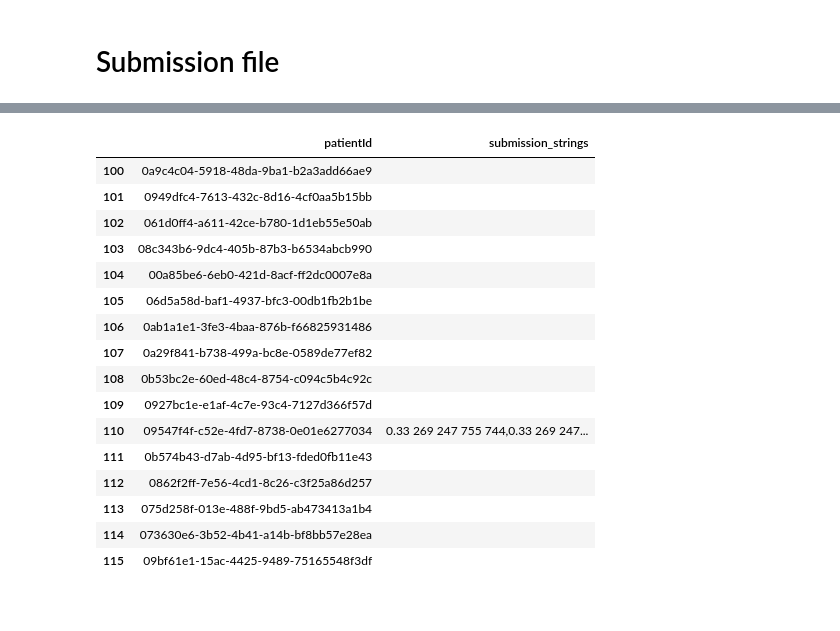
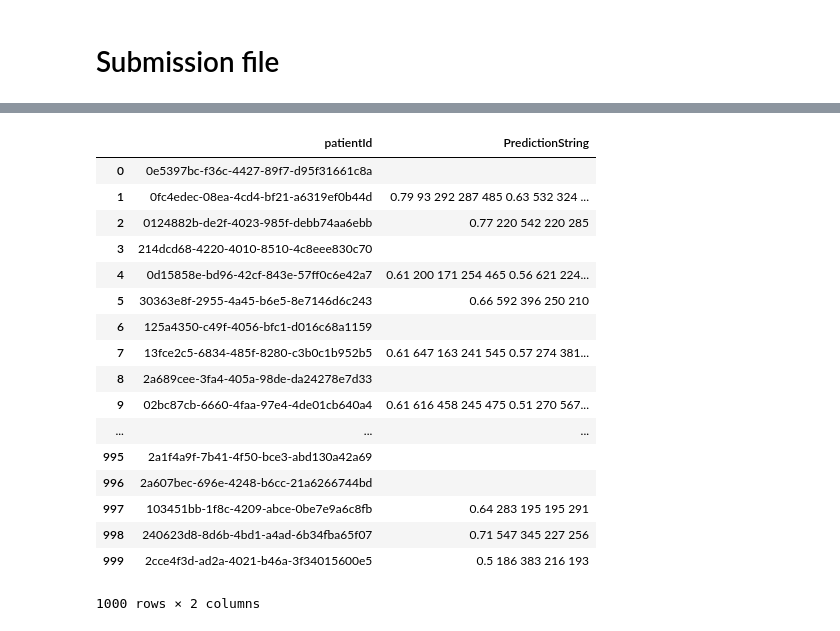
Before and after one commit to MiHess/kaggle-rsna, a Jupyter notebook: notebooks/make_submission_file.ipynb, the cells around one changed output, grey strips where cells are left out. Cells and saved outputs as stored; diff of their text form; code cells hidden in the pictures.

```diff
--- a/notebooks/make_submission_file.ipynb
+++ b/notebooks/make_submission_file.ipynb
@@ -115,8 +121,8 @@ def f(v):
     submission_strings = []
     for b in v:
         submission_strings.append(make_submission_string(b))
-    return ",".join(submission_strings)
+    return " ".join(submission_strings)
 # %%
-d = [{'patientId':k, 'submission_strings': f(v)} for k, v in detections.items()]
+d = [{'patientId':k, 'PredictionString': f(v)} for k, v in detections.items()]
 # %%
-dd = pd.DataFrame(d)
+dd = pd.DataFrame(d).loc[:, ['patientId', 'PredictionString']]
@@ -129,2 +128,0 @@ Name: 110, dtype: object
-# %%
-dd.loc[110, 'submission_strings'] = "0.33 269 247 755 744,0.33 269 247 755 744"
@@ -183,20 +128,0 @@ ff
-# %%
-ee
-# %% [output]
-|  | patientId | submission_strings |
-| 100 | 0a9c4c04-5918-48da-9ba1-b2a3add66ae9 |  |
-| 101 | 0949dfc4-7613-432c-8d16-4cf0aa5b15bb |  |
-| 102 | 061d0ff4-a611-42ce-b780-1d1eb55e50ab |  |
-| 103 | 08c343b6-9dc4-405b-87b3-b6534abcb990 |  |
-| 104 | 00a85be6-6eb0-421d-8acf-ff2dc0007e8a |  |
-| 105 | 06d5a58d-baf1-4937-bfc3-00db1fb2b1be |  |
-| 106 | 0ab1a1e1-3fe3-4baa-876b-f66825931486 |  |
-| 107 | 0a29f841-b738-499a-bc8e-0589de77ef82 |  |
-| 108 | 0b53bc2e-60ed-48c4-8754-c094c5b4c92c |  |
-| 109 | 0927bc1e-e1af-4c7e-93c4-7127d366f57d |  |
-| 110 | 09547f4f-c52e-4fd7-8738-0e01e6277034 | 0.33 269 247 755 744,0.33 269 247... |
-| 111 | 0b574b43-d7ab-4d95-bf13-fded0fb11e43 |  |
-| 112 | 0862f2ff-7e56-4cd1-8c26-c3f25a86d257 |  |
-| 113 | 075d258f-013e-488f-9bd5-ab473413a1b4 |  |
-| 114 | 073630e6-3b52-4b41-a14b-bf8bb57e28ea |  |
-| 115 | 09bf61e1-15ac-4425-9489-75165548f3df |  |
@@ -209,0 +129,22 @@ output.head(50)
+# %%
+dd.to_csv("v2_7269_c0p5.csv", sep=",", index=False)
+dd
+# %% [output]
+|  | patientId | PredictionString |
+| 0 | 0e5397bc-f36c-4427-89f7-d95f31661c8a |  |
+| 1 | 0fc4edec-08ea-4cd4-bf21-a6319ef0b44d | 0.79 93 292 287 485 0.63 532 324 ... |
+| 2 | 0124882b-de2f-4023-985f-debb74aa6ebb | 0.77 220 542 220 285 |
+| 3 | 214dcd68-4220-4010-8510-4c8eee830c70 |  |
+| 4 | 0d15858e-bd96-42cf-843e-57ff0c6e42a7 | 0.61 200 171 254 465 0.56 621 224... |
+| 5 | 30363e8f-2955-4a45-b6e5-8e7146d6c243 | 0.66 592 396 250 210 |
+| 6 | 125a4350-c49f-4056-bfc1-d016c68a1159 |  |
+| 7 | 13fce2c5-6834-485f-8280-c3b0c1b952b5 | 0.61 647 163 241 545 0.57 274 381... |
+| 8 | 2a689cee-3fa4-405a-98de-da24278e7d33 |  |
+| 9 | 02bc87cb-6660-4faa-97e4-4de01cb640a4 | 0.61 616 458 245 475 0.51 270 567... |
+| ... | ... | ... |
+| 995 | 2a1f4a9f-7b41-4f50-bce3-abd130a42a69 |  |
+| 996 | 2a607bec-696e-4248-b6cc-21a6266744bd |  |
+| 997 | 103451bb-1f8c-4209-abce-0be7e9a6c8fb | 0.64 283 195 195 291 |
+| 998 | 240623d8-8d6b-4bd1-a4ad-6b34fba65f07 | 0.71 547 345 227 256 |
+| 999 | 2cce4f3d-ad2a-4021-b46a-3f34015600e5 | 0.5 186 383 216 193 |
+1000 rows × 2 columns
```
Also changed, not shown: parts of 18 cells of this notebook.
